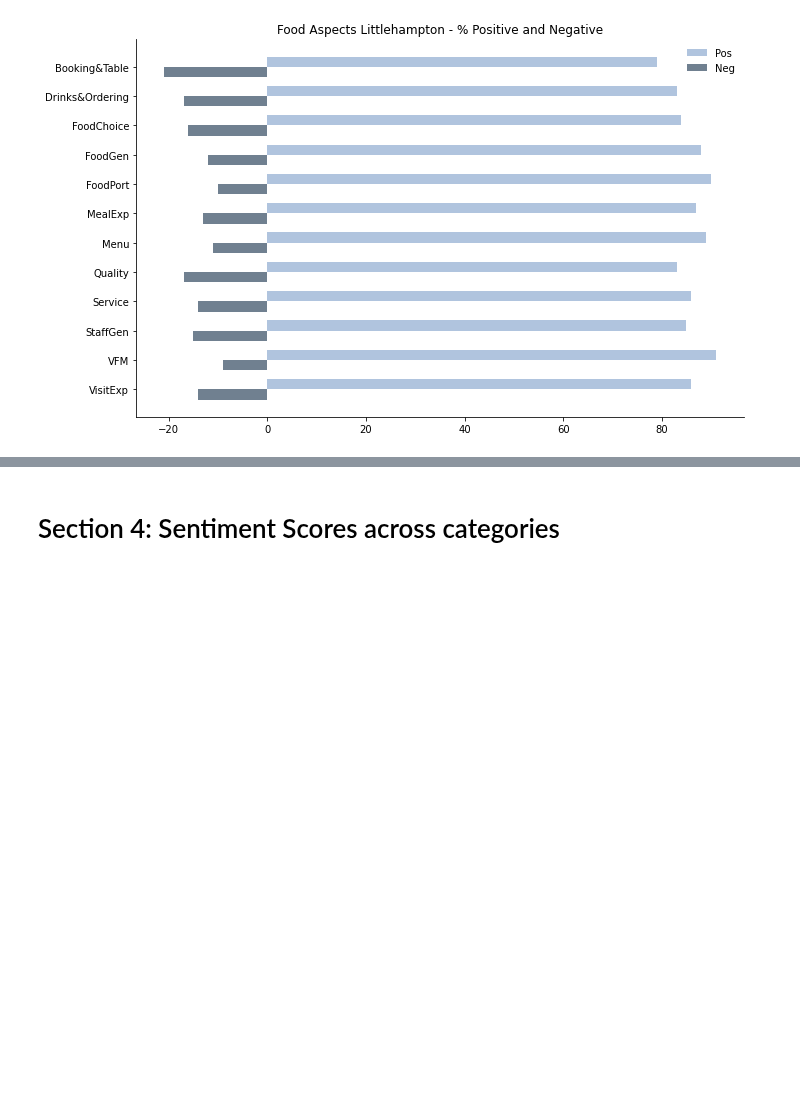
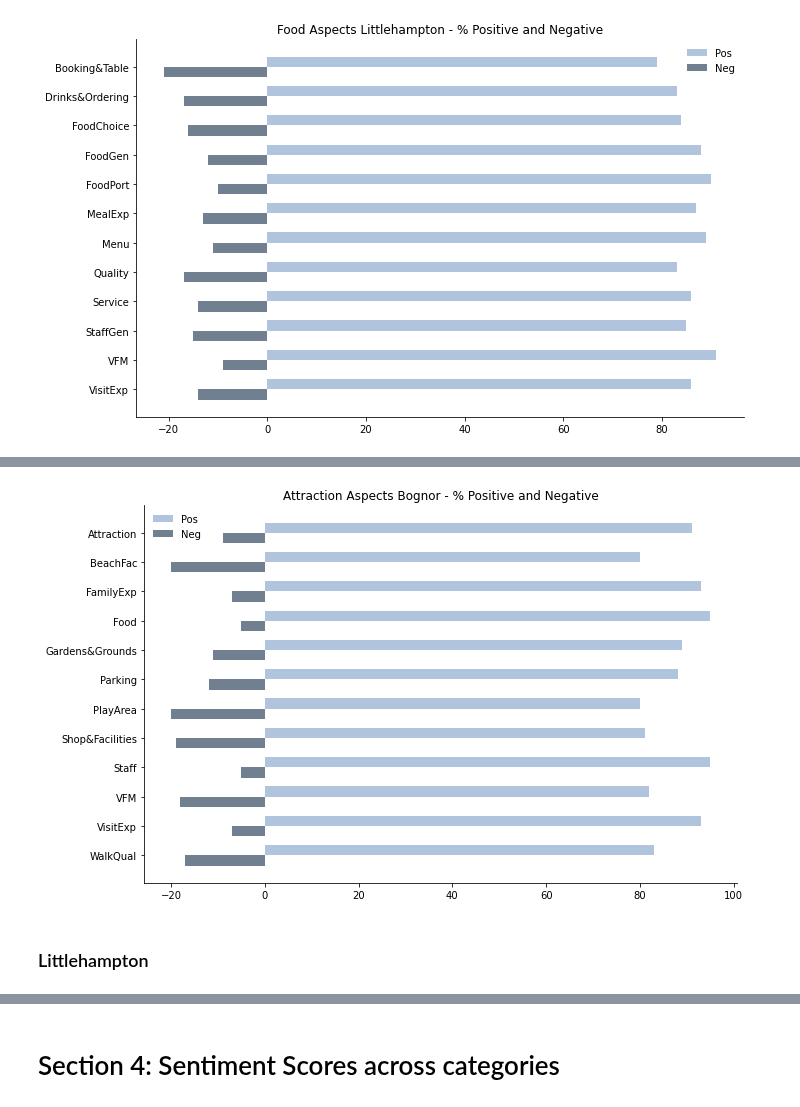
Before and after one commit to Auckland68/Arun-Travel-Reviews-Analysis, a Jupyter notebook: TopicModels/Notebook11VisualisingTopicModelResults.ipynb, the cells around one changed output, grey strips where cells are left out. Cells and saved outputs as stored; diff of their text form; code cells hidden in the pictures; blank space fills up the shorter version.

```diff
--- a/TopicModels/Notebook11VisualisingTopicModelResults.ipynb
+++ b/TopicModels/Notebook11VisualisingTopicModelResults.ipynb
@@ -354,0 +412,3 @@ graph_sentiment_numbers("Food Aspects Littlehampton",little_percent_food)
+# %%
+bognor_percent_attract = aspect_perc(bognor_attract_aspects_pos,bognor_attract_aspects_neg)
+bognor_percent_attract
@@ -354,0 +429,6 @@ graph_sentiment_numbers("Food Aspects Littlehampton",little_percent_food)
+# %%
+graph_sentiment_numbers("Attraction Aspects Bognor",bognor_percent_attract)
+# %% [output]
+[figure, added]
+# %% [markdown]
+### Littlehampton
```
Also changed, not shown: parts of 12 cells of this notebook.
